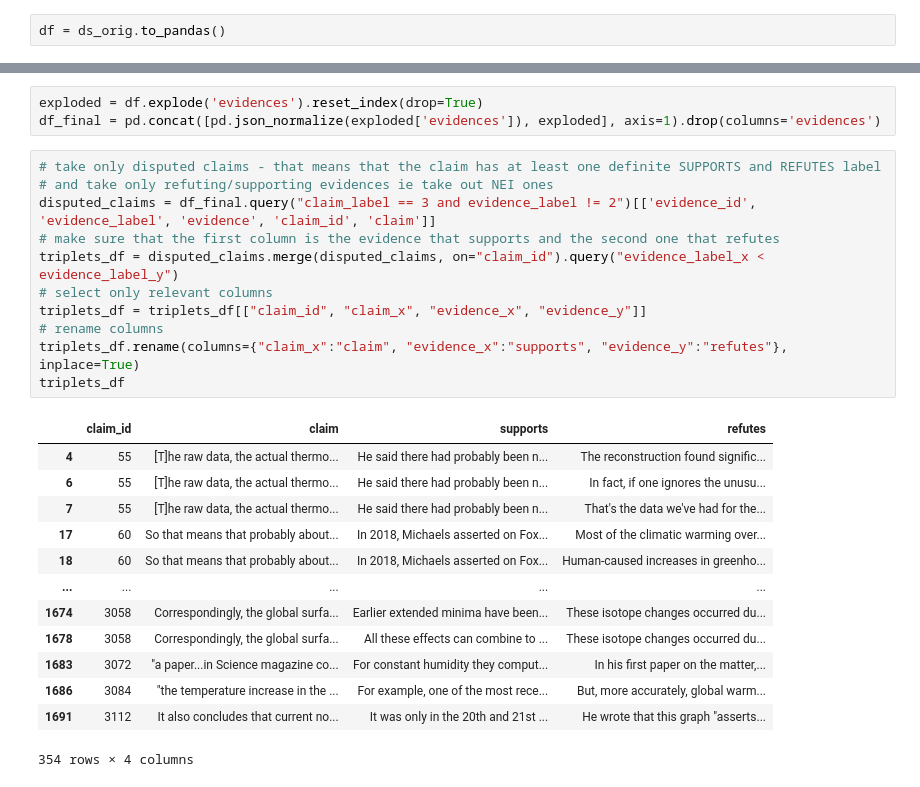
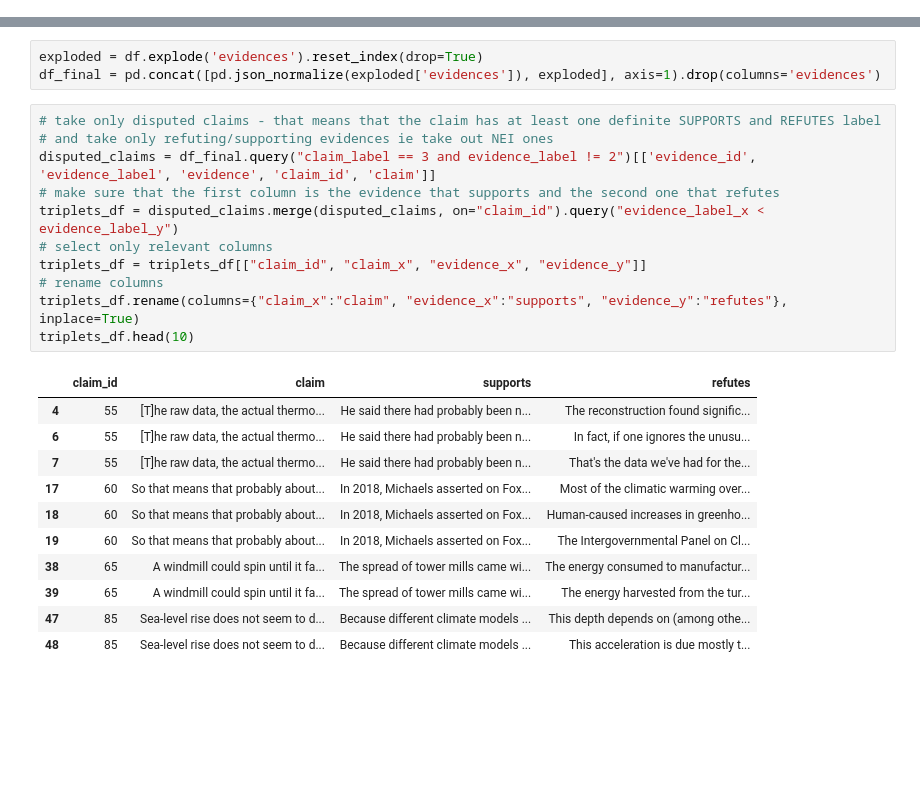
Before and after one commit to aaalexlit/omdena_climate_change_challenge_notebooks, a Jupyter notebook: Triplets_from_Climate_FEVER.ipynb, the cells around one changed output, grey strips where cells are left out. Cells and saved outputs as stored; diff of their text form; blank space fills up the shorter version.

```diff
--- a/Triplets_from_Climate_FEVER.ipynb
+++ b/Triplets_from_Climate_FEVER.ipynb
@@ -12,5 +11,3 @@ ds_orig = load_dataset("climate_fever", split='test')
 df = ds_orig.to_pandas()
 # %% [output]
 WARNING:datasets.builder:Found cached dataset climate_fever (/root/.cache/huggingface/datasets/climate_fever/default/1.0.1/60c6cf5ebdf73f1cad68b9a15e9da57d65e2d35416a13516080f6a0a34d8cbe6)
-# %%
-df = ds_orig.to_pandas()
@@ -34,25 +17,23 @@ df_final = pd.concat([pd.json_normalize(exploded['evidences']), exploded], axis=
 # %%
 # take only disputed claims - that means that the claim has at least one definite SUPPORTS and REFUTES label
 # and take only refuting/supporting evidences ie take out NEI ones
 disputed_claims = df_final.query("claim_label == 3 and evidence_label != 2")[['evidence_id', 'evidence_label', 'evidence', 'claim_id', 'claim']]
 # make sure that the first column is the evidence that supports and the second one that refutes
 triplets_df = disputed_claims.merge(disputed_claims, on="claim_id").query("evidence_label_x < evidence_label_y")
 # select only relevant columns
 triplets_df = triplets_df[["claim_id", "claim_x", "evidence_x", "evidence_y"]]
 # rename columns
 triplets_df.rename(columns={"claim_x":"claim", "evidence_x":"supports", "evidence_y":"refutes"}, inplace=True)
-triplets_df
+triplets_df.head(10)
 # %% [output]
 |  | claim_id | claim | supports | refutes |
 | 4 | 55 | [T]he raw data, the actual thermo... | He said there had probably been n... | The reconstruction found signific... |
 | 6 | 55 | [T]he raw data, the actual thermo... | He said there had probably been n... | In fact, if one ignores the unusu... |
 | 7 | 55 | [T]he raw data, the actual thermo... | He said there had probably been n... | That's the data we've had for the... |
 | 17 | 60 | So that means that probably about... | In 2018, Michaels asserted on Fox... | Most of the climatic warming over... |
 | 18 | 60 | So that means that probably about... | In 2018, Michaels asserted on Fox... | Human-caused increases in greenho... |
-| ... | ... | ... | ... | ... |
-| 1674 | 3058 | Correspondingly, the global surfa... | Earlier extended minima have been... | These isotope changes occurred du... |
-| 1678 | 3058 | Correspondingly, the global surfa... | All these effects can combine to ... | These isotope changes occurred du... |
-| 1683 | 3072 | "a paper...in Science magazine co... | For constant humidity they comput... | In his first paper on the matter,... |
-| 1686 | 3084 | "the temperature increase in the ... | For example, one of the most rece... | But, more accurately, global warm... |
-| 1691 | 3112 | It also concludes that current no... | It was only in the 20th and 21st ... | He wrote that this graph "asserts... |
+| 19 | 60 | So that means that probably about... | In 2018, Michaels asserted on Fox... | The Intergovernmental Panel on Cl... |
+| 38 | 65 | A windmill could spin until it fa... | The spread of tower mills came wi... | The energy consumed to manufactur... |
+| 39 | 65 | A windmill could spin until it fa... | The spread of tower mills came wi... | The energy harvested from the tur... |
+| 47 | 85 | Sea-level rise does not seem to d... | Because different climate models ... | This depth depends on (among othe... |
+| 48 | 85 | Sea-level rise does not seem to d... | Because different climate models ... | This acceleration is due mostly t... |
-354 rows × 4 columns
```
Also changed, not shown: parts of 6 cells of this notebook.
